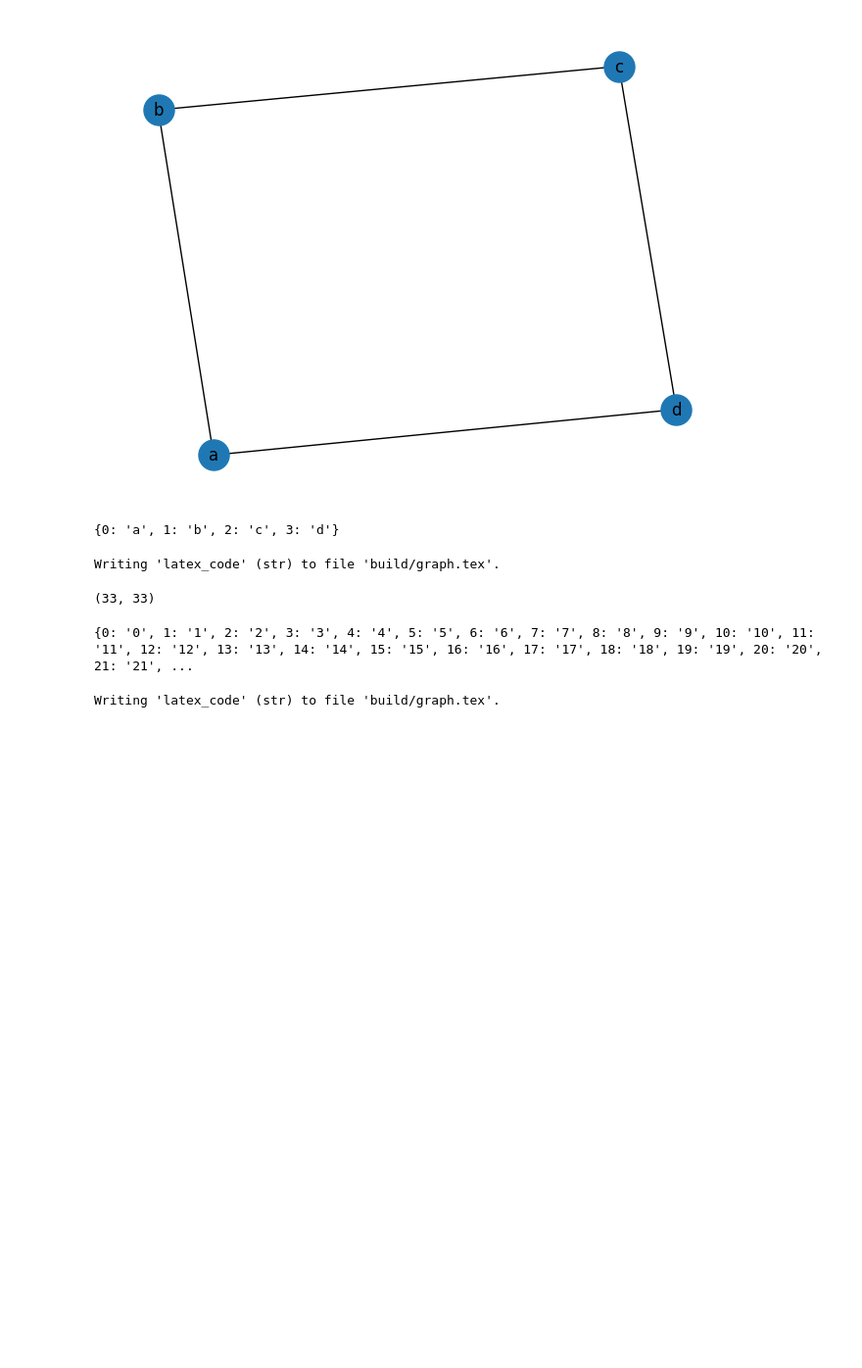
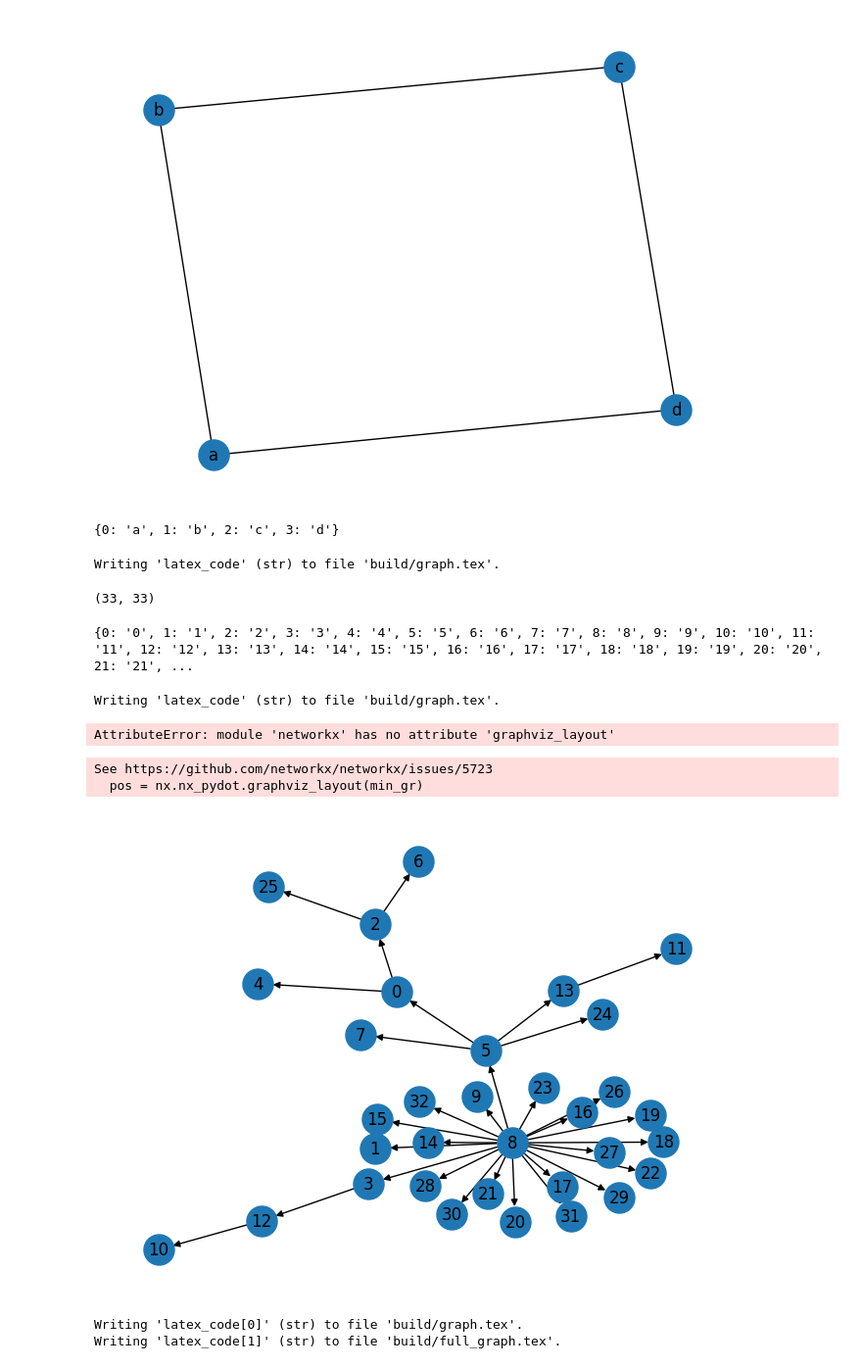
Before and after one commit to MohanadAhmed/QuadFormsTaxoAuto, a Jupyter notebook: subsumptiongraph.ipynb, the cells around one changed output. Shown: that part at 98% size. Cells and saved outputs as stored; diff of their text form; code cells hidden in the pictures; blank space fills up the shorter version.

Commit message:
Graph plotting stuff

```diff
--- a/subsumptiongraph.ipynb
+++ b/subsumptiongraph.ipynb
@@ -72,3 +73,56 @@ latex_code = dump_to_latex(data_np, mv_labels_actual)
 %store latex_code >build/graph.tex
 # %% [output]
 Writing 'latex_code' (str) to file 'build/graph.tex'.
+# %%
+def show_graph_with_labels(adjacency_matrix, mylabels):
+    rows, cols = np.where(adjacency_matrix == 1)
+    edges = zip(rows.tolist(), cols.tolist())
+    gr = nx.DiGraph()
+    gr.add_edges_from(edges)
+    pos = nx.graphviz_layout(gr)
+    nx.draw(gr, node_size=500, labels=mylabels, with_labels=True, pos=pos)
+    plt.show()
+
+show_graph_with_labels(data_np, mv_labels_actual)
+# %% [output]
+AttributeError: module 'networkx' has no attribute 'graphviz_layout'
+# %%
+def find_edmonds_tree(adjacency_matrix, mylabels):
+    rows, cols = np.where(adjacency_matrix == 1)
+    edges = zip(rows.tolist(), cols.tolist())
+    gr = nx.DiGraph()
+    gr.add_edges_from(edges)
+    edm = nx.algorithms.tree.branchings.Edmonds(gr)
+    min_gr = edm.find_optimum(kind='max')
+    pos = nx.nx_pydot.graphviz_layout(min_gr)
+    nx.draw(min_gr, node_size=500, labels=mylabels, with_labels=True, pos=pos)
+    plt.show()
+    latex_strs = []
+    latex_strs.append(
+        nx.to_latex(
+            min_gr,
+            pos=pos, tikz_options="[scale=0.03]",
+            document_wrapper='\\documentclass{{standalone}}\n\\usepackage{{tikz}}\n\\usepackage{{subcaption}}\n\n\\begin{{document}}\n{content}\n\\end{{document}}',
+            figure_wrapper='\n{content}\n'
+        )
+    )
+    latex_strs.append(
+        nx.to_latex(
+            gr,
+            pos=pos, tikz_options="[scale=0.03]",
+            document_wrapper='\\documentclass{{standalone}}\n\\usepackage{{tikz}}\n\\usepackage{{subcaption}}\n\n\\begin{{document}}\n{content}\n\\end{{document}}',
+            figure_wrapper='\n{content}\n'
+        )
+    )
+    return latex_strs
+
+latex_code = find_edmonds_tree(data_np, mv_labels_actual)
+
+%store latex_code[0] >build/graph.tex
+%store latex_code[1] >build/full_graph.tex
+# %% [output]
+See https://github.com/networkx/networkx/issues/5723
+  pos = nx.nx_pydot.graphviz_layout(min_gr)
+[figure, added]
+Writing 'latex_code[0]' (str) to file 'build/graph.tex'.
+Writing 'latex_code[1]' (str) to file 'build/full_graph.tex'.
```
Also changed, not shown: parts of 5 cells of this notebook, 2 other files.
